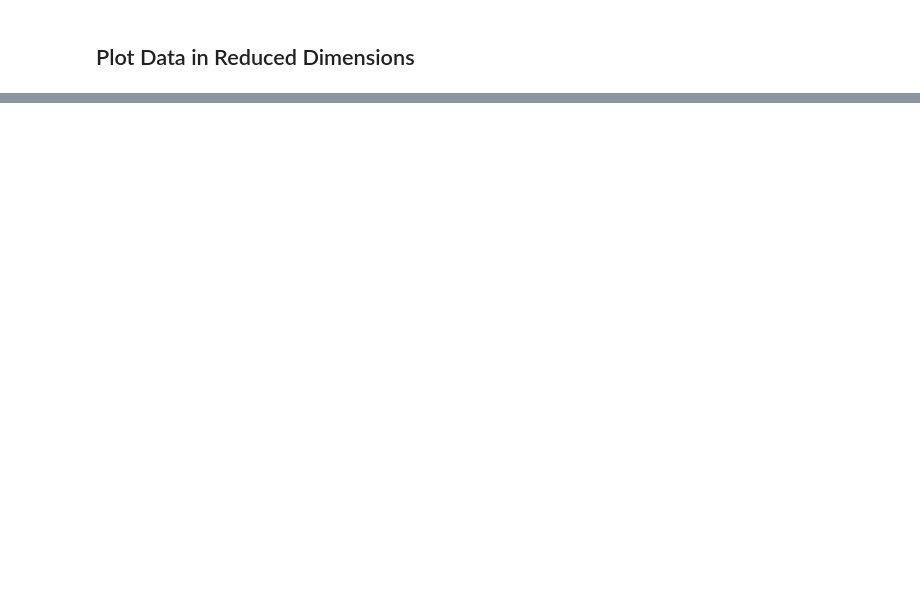
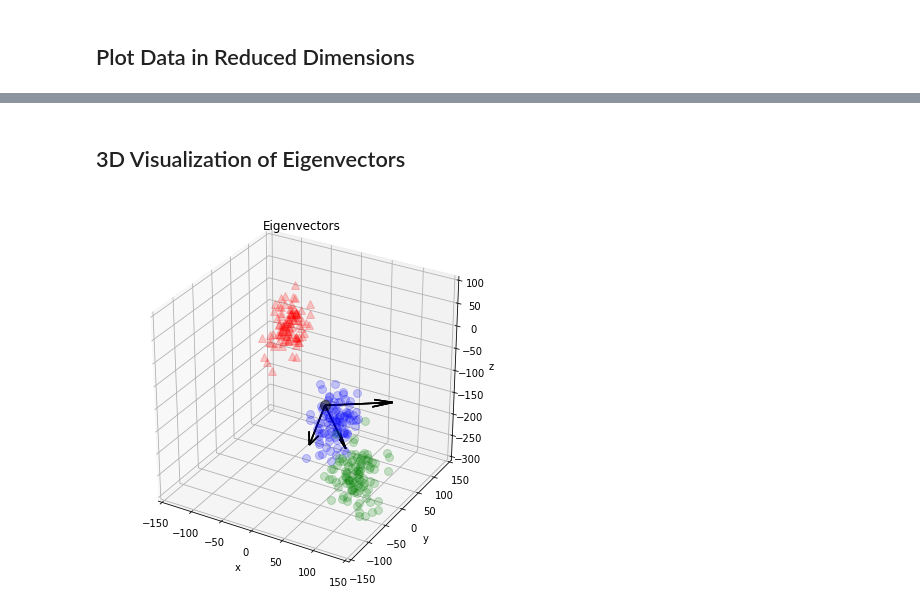
Before and after one commit to PaulinaKnight/Lin-Alg, a Jupyter notebook: Visualize 3D to 2D.ipynb, the cells around one changed output, grey strips where cells are left out. Cells and saved outputs as stored; diff of their text form; code cells hidden in the pictures; blank space fills up the shorter version.

```diff
--- a/Visualize 3D to 2D.ipynb
+++ b/Visualize 3D to 2D.ipynb
@@ -308,0 +353,48 @@ ax.grid()
+# %% [markdown]
+## 3D Visualization of Eigenvectors
+# %%
+mean_x = np.mean(data_pts[:,0])
+mean_y = np.mean(data_pts[:,1])
+mean_z = np.mean(data_pts[:,2])
+multiplier = np.matrix('100 0 0; 0 100 0; 0 0 100')
+vec1 = vh*multiplier
+
+from matplotlib.patches import FancyArrowPatch
+
+
+class Arrow3D(FancyArrowPatch):
+    def __init__(self, xs, ys, zs, *args, **kwargs):
+        FancyArrowPatch.__init__(self, (0,0), (0,0), *args, **kwargs)
+        self._verts3d = xs, ys, zs
+
+    def draw(self, renderer):
+        xs3d, ys3d, zs3d = self._verts3d
+        xs, ys, zs = proj3d.proj_transform(xs3d, ys3d, zs3d, renderer.M)
+        self.set_positions((xs[0],ys[0]),(xs[1],ys[1]))
+        FancyArrowPatch.draw(self, renderer)
+
+fig = plt.figure(figsize=(7,7))
+ax = fig.add_subplot(111, projection='3d')
+
+ax.plot(A1[:,0], A1[:,1], A1[:,2], 'o', markersize=8, color='blue', alpha=0.2)
+ax.plot(A2[:,0], A2[:,1], A2[:,2], '^', markersize=8, color='red', alpha=0.2)
+ax.plot(A3[:,0], A3[:,1], A3[:,2], 'o', markersize=8, color='green', alpha=0.2)
+ax.plot([mean_x], [mean_y], [mean_z], 'o', markersize=10, color='black', alpha=0.5)
+
+origin = [mean_x, mean_y, mean_z]
+X, Y, Z = zip(origin, origin, origin)
+U, V, W = zip(vec1[:,0], vec1[:,1], vec1[:,2])
+ax.quiver(X,Y,Z,U,V,W,arrow_length_ratio=0.3, color='black')
+
+ax.set_xlabel('x')
+ax.set_ylabel('y')
+ax.set_zlabel('z')
+
+ax.set_xlim(-150,150)
+ax.set_ylim(-150,150)
+ax.set_zlim(-300,100)
+
+plt.title('Eigenvectors')
+plt.show()
+# %% [output]
+[figure, added]
```
Also changed, not shown: parts of 19 cells of this notebook.
